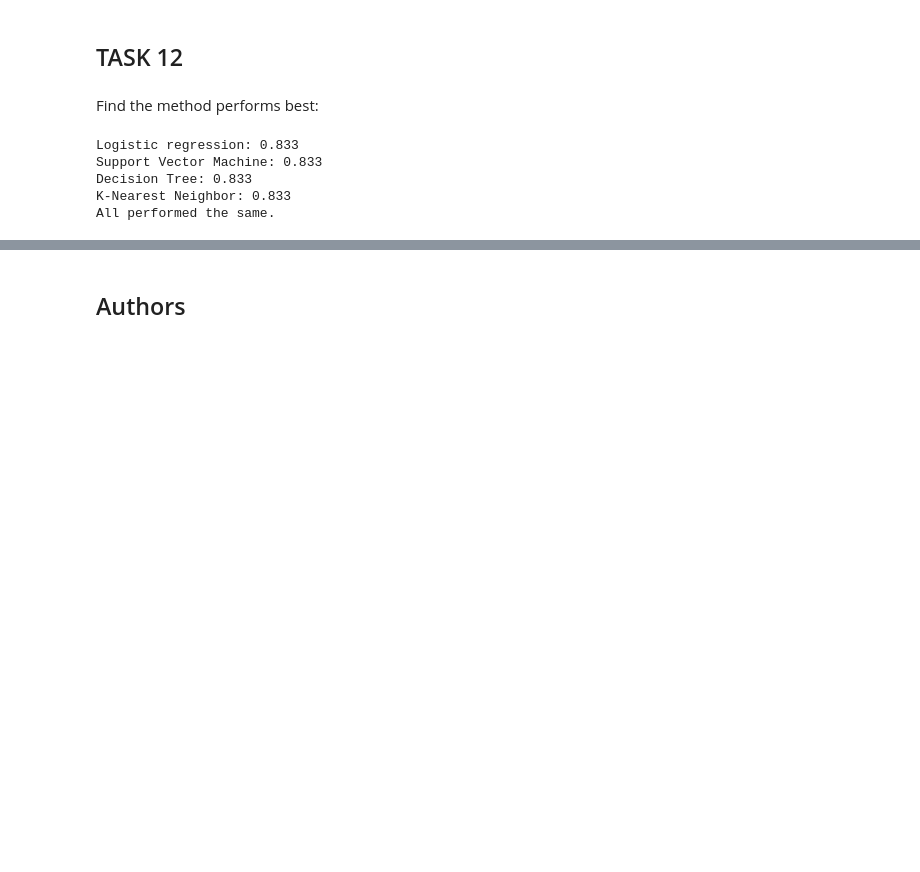
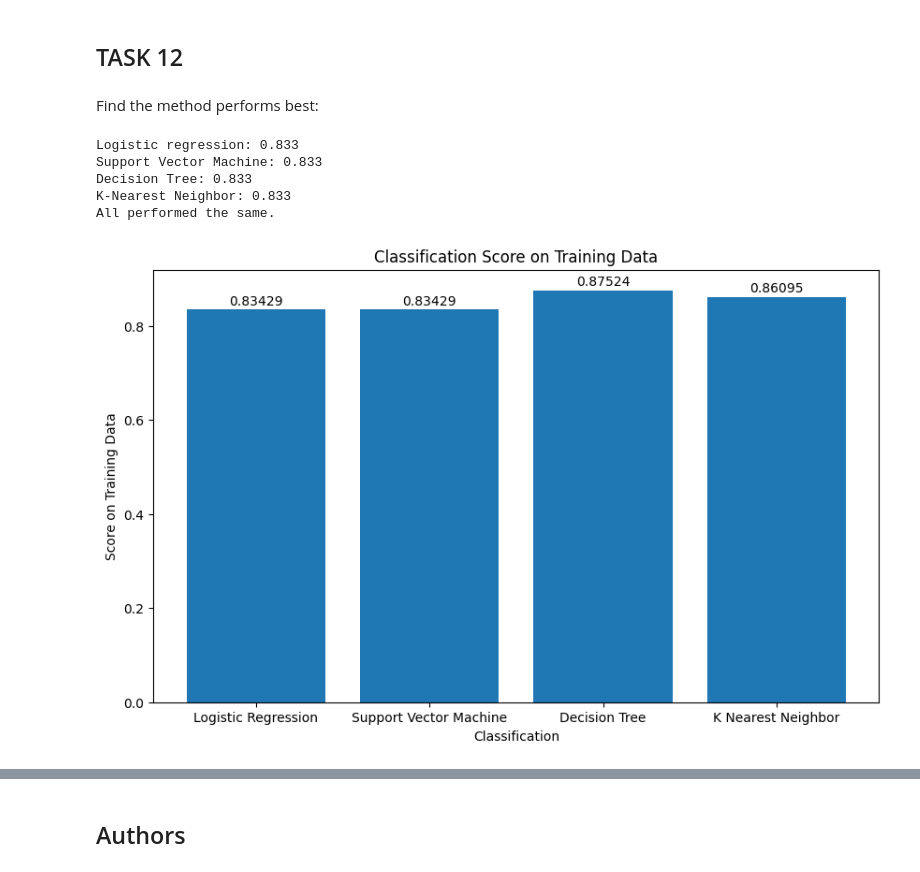
Before and after one commit to trace813/Public, a Jupyter notebook: SpaceX_Machine Learning Prediction_Part_5.ipynb, the cells around one changed output, grey strips where cells are left out. Cells and saved outputs as stored; diff of their text form; code cells hidden in the pictures; blank space fills up the shorter version.

```diff
--- a/SpaceX_Machine Learning Prediction_Part_5.ipynb
+++ b/SpaceX_Machine Learning Prediction_Part_5.ipynb
@@ -235,0 +250,8 @@ svm_cv.score(X_test, Y_test)
+# %%
+a = svm_cv.score(X_test, Y_test)
+
+classification.append('Support Vector Machine')
+score_train.append(svm_cv.best_score_)
+score_test.append(a)
+
+print(a)
@@ -297,0 +318,8 @@ tree_cv.score(X_test, Y_test)
+# %%
+a = tree_cv.score(X_test, Y_test)
+
+classification.append('Decision Tree')
+score_train.append(tree_cv.best_score_)
+score_test.append(a)
+
+print(a)
@@ -336,0 +363,8 @@ knn_cv.score(X_test, Y_test)
+# %%
+a = knn_cv.score(X_test, Y_test)
+
+classification.append('K Nearest Neighbor')
+score_train.append(knn_cv.best_score_)
+score_test.append(a)
+
+print(a)
@@ -345,15 +381,28 @@ plot_confusion_matrix(Y_test,yhat)
 ## TASK  12
 # %% [markdown]
 Find the method performs best:
+# %%
+def addlabels(x,y):
+    for i in range(len(x)):
+        plt.text(i, y[i]+0.01, round(y[i], 5), ha = 'center')
 # %%
 print('Logistic regression: 0.833')
 print('Support Vector Machine: 0.833')
 print('Decision Tree: 0.833')
 print('K-Nearest Neighbor: 0.833')
 print('All performed the same.')
+
+plt.figure(figsize=(10,6))
+plt.bar(classification, score_train)
+plt.xlabel('Classification')
+plt.ylabel('Score on Training Data')
+plt.title('Classification Score on Training Data')
+addlabels(classification, score_train)
+plt.show()
 # %% [output]
 Logistic regression: 0.833
 Support Vector Machine: 0.833
 Decision Tree: 0.833
 K-Nearest Neighbor: 0.833
 All performed the same.
+[figure, added]
```
Also changed, not shown: parts of 13 cells of this notebook.
